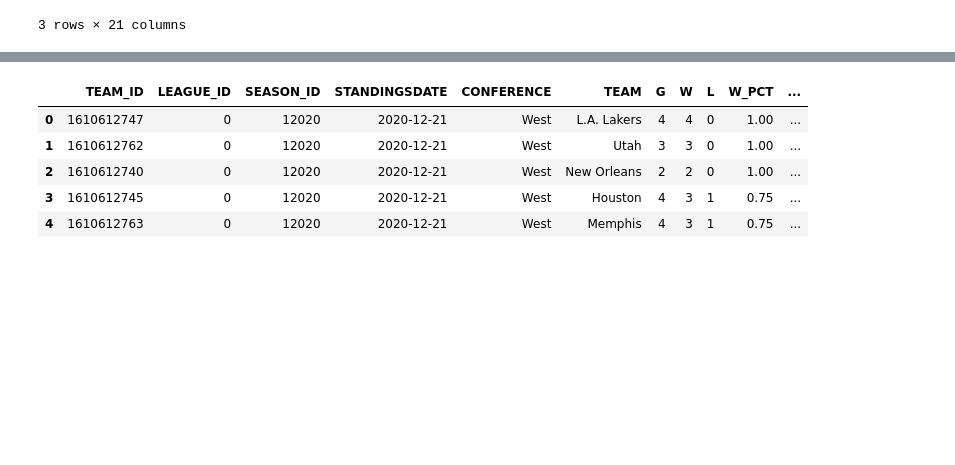
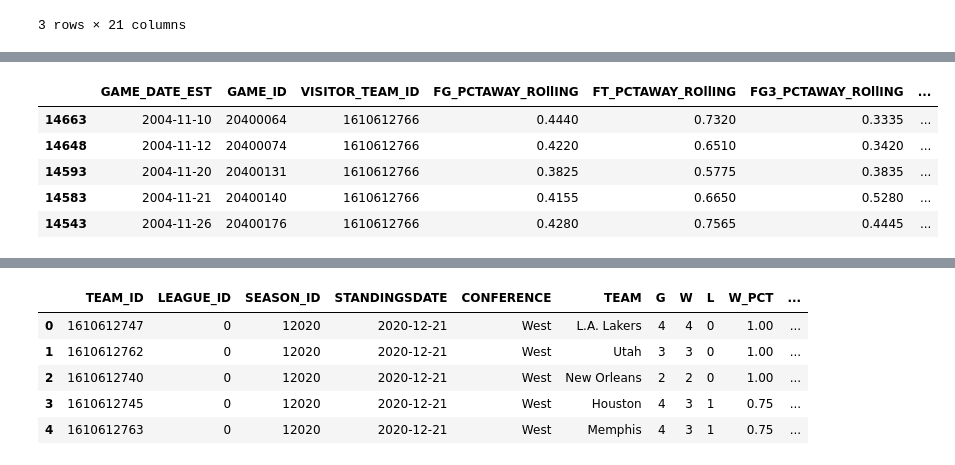
Before and after one commit to olivedisaster/final-project, a Jupyter notebook: rstest.ipynb, the cells around one changed output, grey strips where cells are left out. Saved outputs shown, nothing was run; the diff lists cells and outputs as text; code cells hidden in the pictures; blank space fills up the shorter version.

```diff
--- a/rstest.ipynb
+++ b/rstest.ipynb
@@ -30,0 +119,38 @@ games.head(3)
+# %%
+away_var = {'GAME_DATE_EST': [],
+           'GAME_ID': [],
+           'VISITOR_TEAM_ID': [],
+           'FG_PCT_away': [],
+           'FT_PCT_away': [],
+           'FG3_PCT_away': [], 'AST_away': [], 'REB_away': []
+           }
+
+
+away_data = pd.DataFrame(away_var)
+
+for team in games['VISITOR_TEAM_ID'].unique():
+
+
+    temp_df = games.loc[games['VISITOR_TEAM_ID']==team,:].sort_values(by='GAME_DATE_EST')
+
+    temp_df = temp_df[['GAME_DATE_EST', 'GAME_ID', 'VISITOR_TEAM_ID', 'FG_PCT_away', 'FT_PCT_away', 'FG3_PCT_away', 'AST_away', 'REB_away']]
+
+#     print(bulls.rolling(2).mean())
+    temp_df['FG_PCTAWAY_ROllING']=temp_df['FG_PCT_away'].rolling(2).mean()
+    temp_df['FT_PCTAWAY_ROllING']=temp_df['FT_PCT_away'].rolling(2).mean()
+    temp_df['FG3_PCTAWAY_ROllING']=temp_df['FG3_PCT_away'].rolling(2).mean()
+    temp_df['AST_away_ROllING']=temp_df['AST_away'].rolling(2).mean()
+    temp_df['REB_away_ROllING']=temp_df['REB_away'].rolling(2).mean()
+#     print(bulls.head())
+    away_data = away_data.append(temp_df)
+
+away_data = away_data.dropna()
+away_data = away_data.drop(columns = ['FG_PCT_away', 'FT_PCT_away', 'FG3_PCT_away', 'AST_away', 'REB_away'])
+away_data.head()
+# %% [output]
+|  | GAME_DATE_EST | GAME_ID | VISITOR_TEAM_ID | FG_PCTAWAY_ROllING | FT_PCTAWAY_ROllING | FG3_PCTAWAY_ROllING | ... |
+| 14663 | 2004-11-10 | 20400064 | 1610612766 | 0.4440 | 0.7320 | 0.3335 | ... |
+| 14648 | 2004-11-12 | 20400074 | 1610612766 | 0.4220 | 0.6510 | 0.3420 | ... |
+| 14593 | 2004-11-20 | 20400131 | 1610612766 | 0.3825 | 0.5775 | 0.3835 | ... |
+| 14583 | 2004-11-21 | 20400140 | 1610612766 | 0.4155 | 0.6650 | 0.5280 | ... |
+| 14543 | 2004-11-26 | 20400176 | 1610612766 | 0.4280 | 0.7565 | 0.4445 | ... |
```
Also changed, not shown: parts of 37 cells of this notebook.
